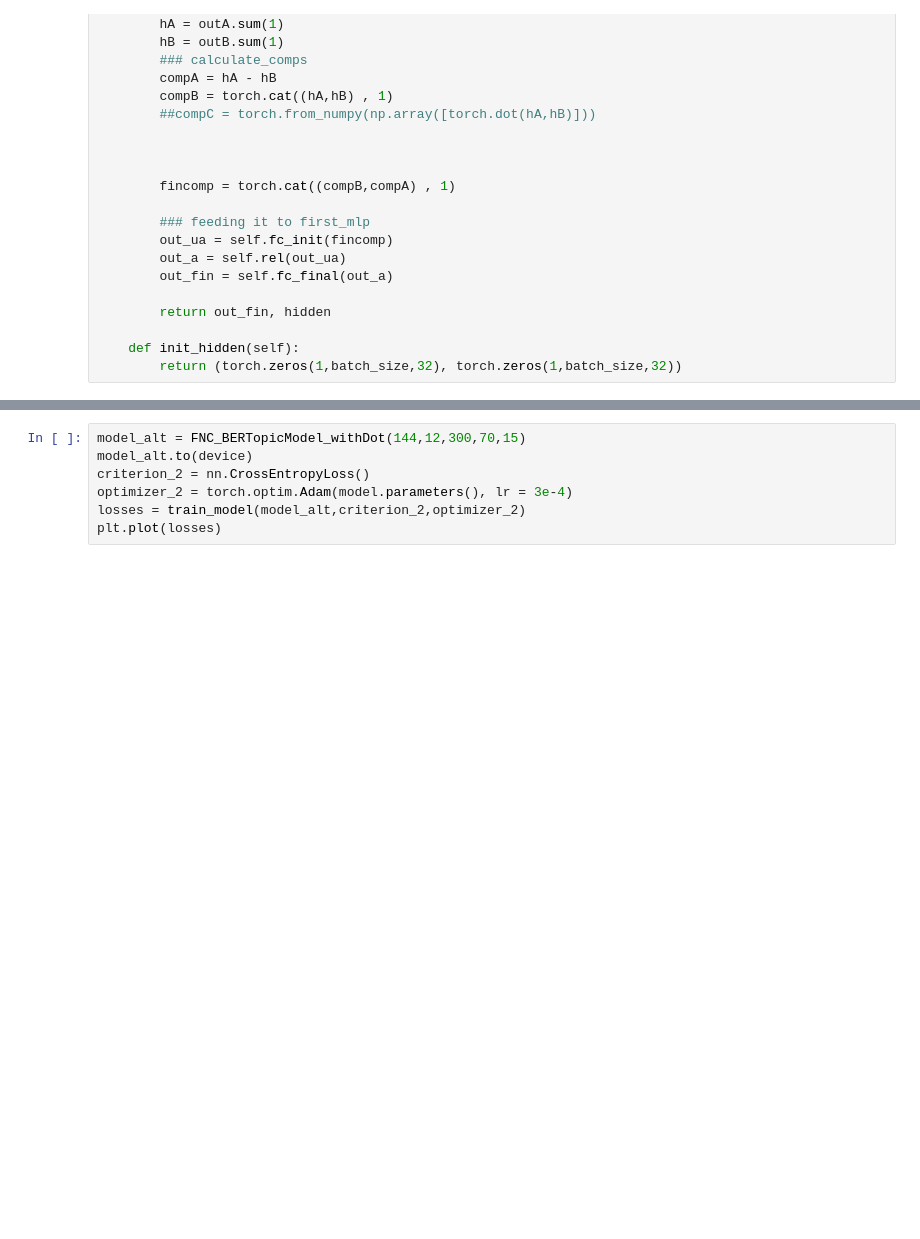
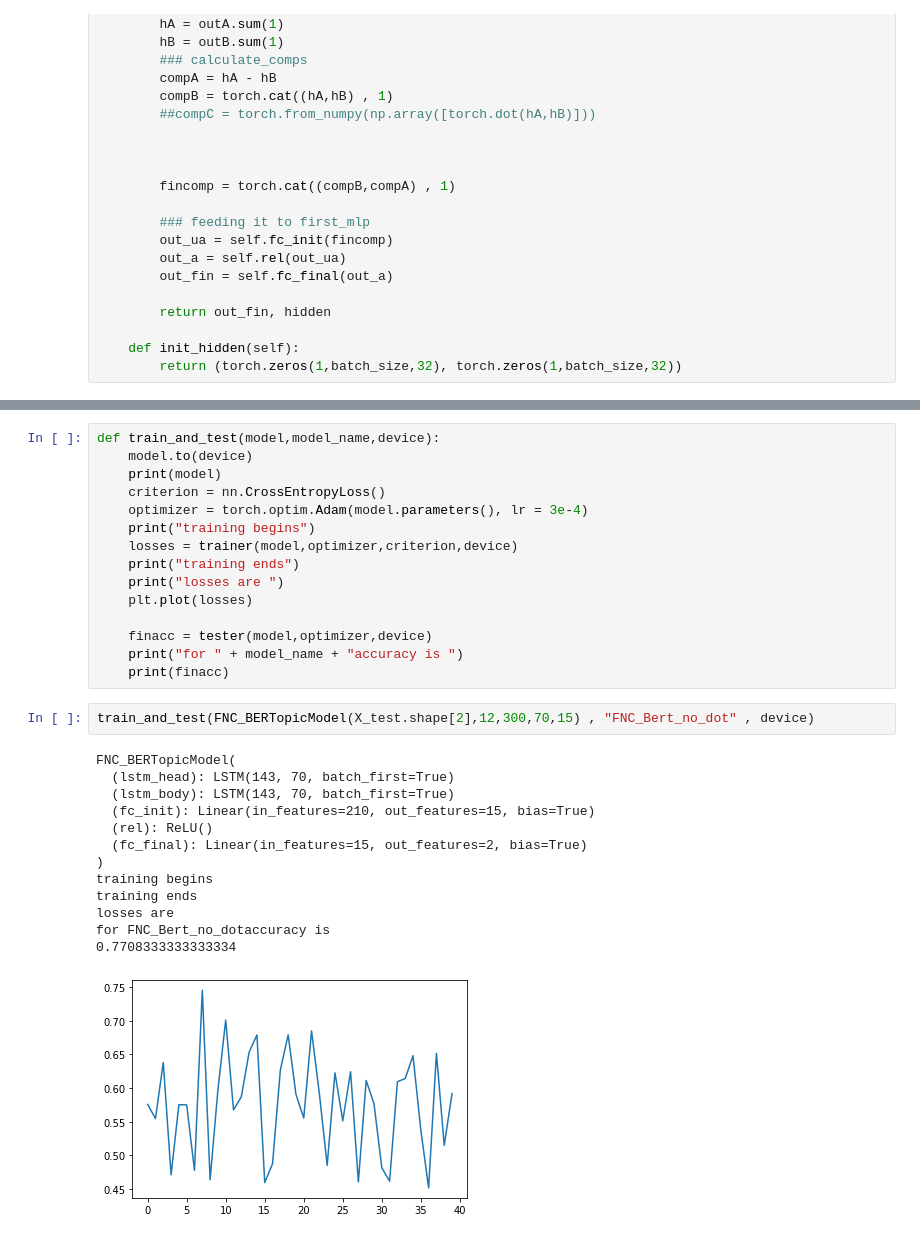
Before and after one commit to shubhamshankar28/CS529Assign4, a Jupyter notebook: FNC_BERTopic_model.ipynb, the cells around one changed output, grey strips where cells are left out. Saved outputs shown, nothing was run; the diff lists cells and outputs as text; blank space fills up the shorter version.

```diff
--- a/FNC_BERTopic_model.ipynb
+++ b/FNC_BERTopic_model.ipynb
@@ -377,7 +405,31 @@ test_model(model,criterion_1,optimizer_1)
-# %%
-model_alt = FNC_BERTopicModel_withDot(144,12,300,70,15)
-model_alt.to(device)
-criterion_2 = nn.CrossEntropyLoss()
-optimizer_2 = torch.optim.Adam(model.parameters(), lr = 3e-4)
-losses = train_model(model_alt,criterion_2,optimizer_2)
-plt.plot(losses)
+# %%
+def train_and_test(model,model_name,device):
+    model.to(device)
+    print(model)
+    criterion = nn.CrossEntropyLoss()
+    optimizer = torch.optim.Adam(model.parameters(), lr = 3e-4)
+    print("training begins")
+    losses = trainer(model,optimizer,criterion,device)
+    print("training ends")
+    print("losses are ")
+    plt.plot(losses)
+
+    finacc = tester(model,optimizer,device)
+    print("for " + model_name + "accuracy is ")
+    print(finacc)
+# %%
+train_and_test(FNC_BERTopicModel(X_test.shape[2],12,300,70,15) , "FNC_Bert_no_dot" , device)
+# %% [output]
+FNC_BERTopicModel(
+  (lstm_head): LSTM(143, 70, batch_first=True)
+  (lstm_body): LSTM(143, 70, batch_first=True)
+  (fc_init): Linear(in_features=210, out_features=15, bias=True)
+  (rel): ReLU()
+  (fc_final): Linear(in_features=15, out_features=2, bias=True)
+)
+training begins
+training ends
+losses are
+for FNC_Bert_no_dotaccuracy is
+0.7708333333333334
+[figure, added]
```
Also changed, not shown: parts of 16 cells of this notebook.
